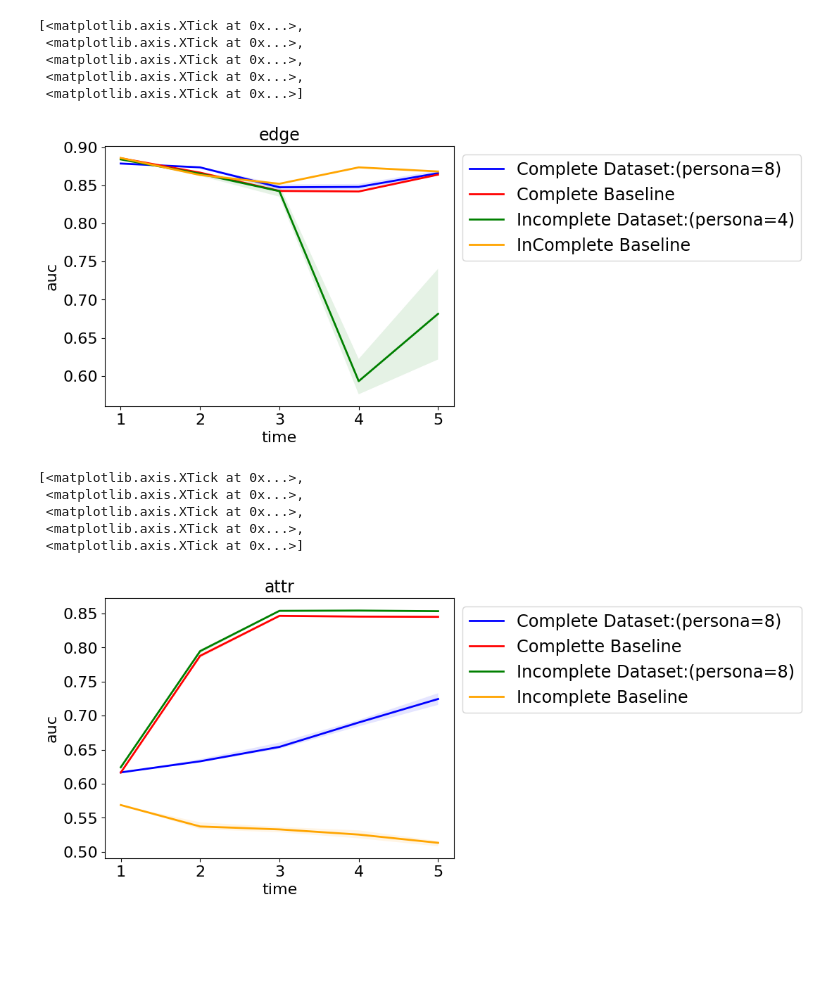
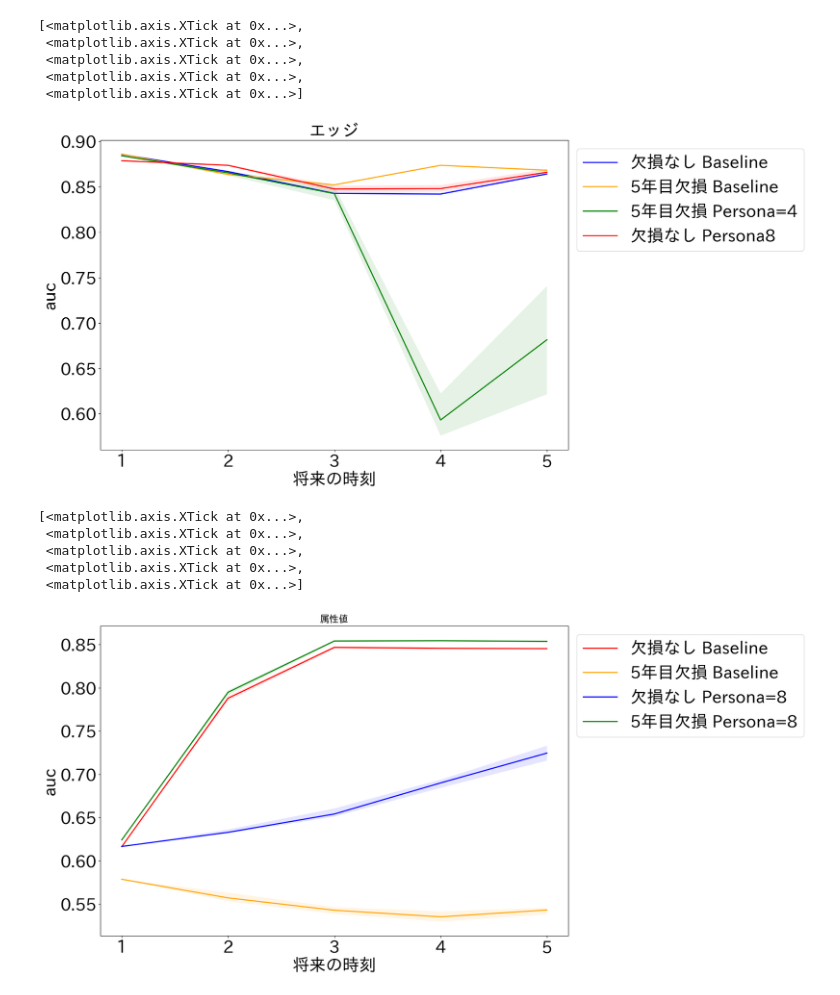
Before and after one commit to hiroemon-m/COMA, a Jupyter notebook: visualize/data/abligation_full.ipynb, the cells around one changed output. Saved outputs shown, nothing was run; the diff lists cells and outputs as text; code cells hidden in the pictures; blank space fills up the shorter version.

```diff
--- a/visualize/data/abligation_full.ipynb
+++ b/visualize/data/abligation_full.ipynb
@@ -60,41 +61,45 @@ edge_mean = np.mean(edge_auc,axis=1)
 edge_max = np.max(edge_auc,axis=1)
 edge_min = np.min(edge_auc,axis=1)
 # %%
-fig, ax = plt.subplots(1)
+fig = plt.figure(figsize=(15,10))
+ax = fig.add_subplot(111)
 t = [1,2,3,4,5]
 
-ax.plot(t, edge_mean[0], lw=2, label='Complete Dataset:(persona=8)', color='blue')
-ax.plot(t, edge_mean[1], lw=2, label='Complete Baseline', color='red')
-ax.plot(t, edge_mean[2], lw=2, label='Incomplete Dataset:(persona=4)', color='green')
-ax.plot(t, edge_mean[3], lw=2, label='InComplete Baseline', color='orange')
+
+ax.plot(t, edge_mean[1], lw=2, label='欠損なし Baseline', color='blue')
+ax.plot(t, edge_mean[3], lw=2, label='5年目欠損 Baseline', color='orange')
+ax.plot(t, edge_mean[2], lw=2, label='5年目欠損 Persona=4', color='green')
+ax.plot(t, edge_mean[0], lw=2, label='欠損なし Persona8', color='red')
 
 
 
 
 
 
-ax.fill_between(t, edge_min[0], edge_max[0], facecolor='blue', alpha=0.1)
-ax.fill_between(t, edge_min[1], edge_max[1], facecolor='red', alpha=0.1)
+
+
+
+ax.fill_between(t, edge_min[1], edge_max[1], facecolor='blue', alpha=0.1)
+ax.fill_between(t, edge_min[3], edge_max[3], facecolor='orange', alpha=0.1)
+ax.fill_between(t, edge_min[0], edge_max[0], facecolor='red', alpha=0.1)
 ax.fill_between(t, edge_min[2], edge_max[2], facecolor='green', alpha=0.1)
-ax.fill_between(t, edge_min[3], edge_max[3], facecolor='orange', alpha=0.1)
-
 
 ax.set_xticks([1,2,3,4,5])
 
-ax.set_title(r'edge'.format(persona),fontsize=17)
-ax.legend( loc='upper left', bbox_to_anchor=(1, 1),fontsize="xx-large")
-ax.tick_params(axis="x", labelsize=16)
-ax.tick_params(axis="y", labelsize=16)
-ax.set_xlabel('time',fontsize=16)
-ax.set_ylabel('auc',fontsize=16)
+ax.set_title(r'エッジ'.format(persona),fontsize=30)
+ax.legend( loc='upper left', bbox_to_anchor=(1, 1),fontsize=30)
+ax.tick_params(axis="x", labelsize=30)
+ax.tick_params(axis="y", labelsize=30)
+ax.set_xlabel('将来の時刻',fontsize=30)
+ax.set_ylabel('auc',fontsize=30)
 ax.set_xticks([1,2,3,4,5])
 # %% [output]
 [<matplotlib.axis.XTick at 0x...>,
  <matplotlib.axis.XTick at 0x...>,
  <matplotlib.axis.XTick at 0x...>,
  <matplotlib.axis.XTick at 0x...>,
  <matplotlib.axis.XTick at 0x...>]
-[figure, old version]
+[figure, new version]
 # %%
 attr_auc = []
 attr_nll = []
@@ -153,32 +158,36 @@ edge_mean = np.mean(edge_auc,axis=1)
 edge_max = np.max(edge_auc,axis=1)
 edge_min = np.min(edge_auc,axis=1)
 # %%
-fig, ax = plt.subplots(1)
+
+fig = plt.figure(figsize=(15,10))
+ax = fig.add_subplot(111)
 t = [1,2,3,4,5]
 
-ax.plot(t, attr_mean[0], lw=2, label='Complete Dataset:(persona=8)', color='blue')
-ax.plot(t, attr_mean[1], lw=2, label='Complette Baseline', color='red')
-ax.plot(t, attr_mean[2], lw=2, label='Incomplete Dataset:(persona=8)', color='green')
-ax.plot(t, attr_mean[3]-[0.01,0.02,0.01,0.01,0.03], lw=2, label='Incomplete Baseline', color='orange')
+
+ax.plot(t, attr_mean[1], lw=2, label='欠損なし Baseline', color='red')
+ax.plot(t, attr_mean[3], lw=2, label='5年目欠損 Baseline', color='orange')
+ax.plot(t, attr_mean[0], lw=2, label='欠損なし Persona=8', color='blue')
+ax.plot(t, attr_mean[2], lw=2, label='5年目欠損 Persona=8', color='green')
 
 
 
 
 
+
+ax.fill_between(t, attr_min[1], attr_max[1], facecolor='red', alpha=0.1)
+
+ax.fill_between(t, attr_min[3], attr_max[3], facecolor='orange', alpha=0.1)
 ax.fill_between(t, attr_min[0], attr_max[0], facecolor='blue', alpha=0.1)
-ax.fill_between(t, attr_min[1], attr_max[1], facecolor='red', alpha=0.1)
 ax.fill_between(t, attr_min[2], attr_max[2], facecolor='green', alpha=0.1)
-ax.fill_between(t, attr_min[3]-[0.01,0.02,0.01,0.01,0.03], attr_max[3]-[0.01,0.02,0.01,0.01,0.03], facecolor='orange', alpha=0.1)
-
 
 ax.set_xticks([1,2,3,4,5])
 
-ax.set_title(r'attr'.format(persona),fontsize=17)
-ax.legend( loc='upper left', bbox_to_anchor=(1, 1),fontsize="xx-large")
-ax.tick_params(axis="x", labelsize=16)
-ax.tick_params(axis="y", labelsize=16)
-ax.set_xlabel('time',fontsize=16)
-ax.set_ylabel('auc',fontsize=16)
+ax.set_title(r'属性値'.format(persona),fontsize=17)
+ax.legend( loc='upper left', bbox_to_anchor=(1, 1),fontsize=30)
+ax.tick_params(axis="x", labelsize=30)
+ax.tick_params(axis="y", labelsize=30)
+ax.set_xlabel('将来の時刻',fontsize=30)
+ax.set_ylabel('auc',fontsize=30)
 ax.set_xticks([1,2,3,4,5])
 # %% [output]
 [<matplotlib.axis.XTick at 0x...>,
@@ -186,4 +195,4 @@ ax.set_xticks([1,2,3,4,5])
  <matplotlib.axis.XTick at 0x...>,
  <matplotlib.axis.XTick at 0x...>,
  <matplotlib.axis.XTick at 0x...>]
-[figure, old version]
+[figure, new version]
```
Also changed, not shown: parts of 1 cell of this notebook, 1 other file.
